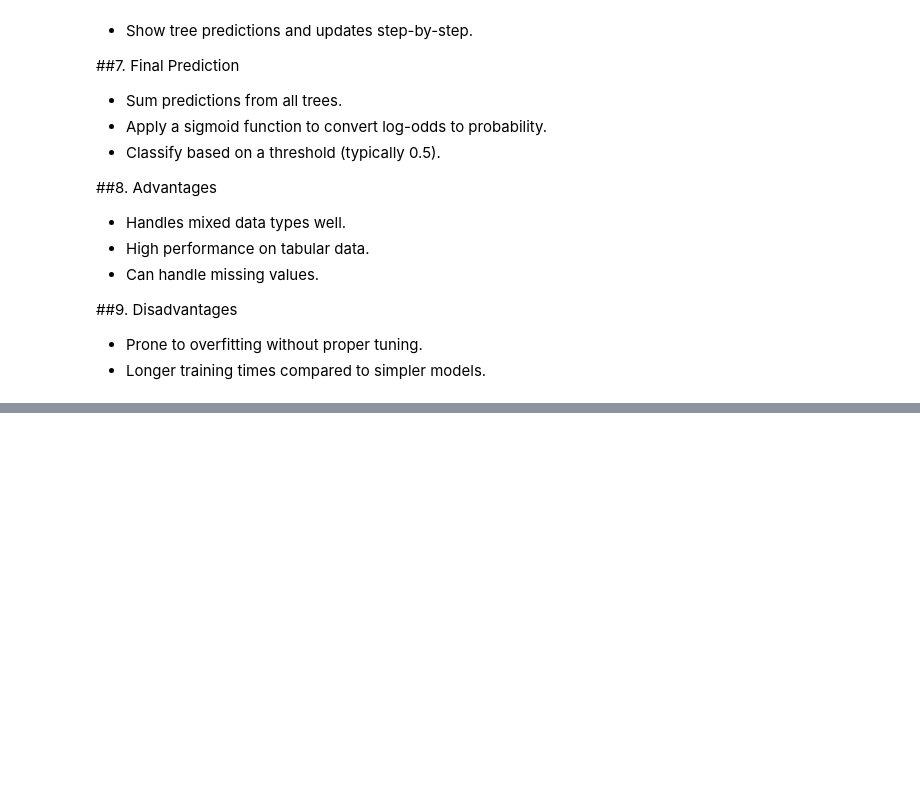
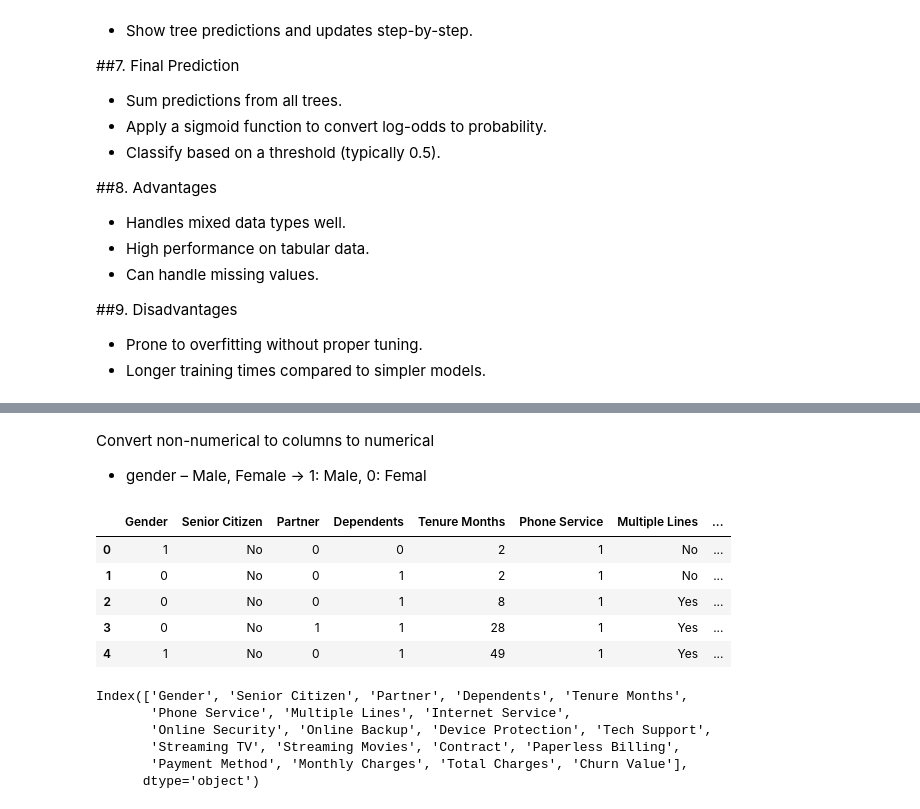
Before and after one commit to adnanagbaria/MLcourse, a Jupyter notebook: Lec8_boosingAlgorithms.ipynb, the cells around one changed output, grey strips where cells are left out. Cells and saved outputs as stored; diff of their text form; code cells hidden in the pictures; blank space fills up the shorter version.

```diff
--- a/Lec8_boosingAlgorithms.ipynb
+++ b/Lec8_boosingAlgorithms.ipynb
@@ -141,0 +224,25 @@ With learning rate $\phi = 1.0$, $F_1(x) = F_0(x) + \phi h_1(x)$
+# %% [markdown]
+Convert non-numerical to columns to numerical
+* gender – Male, Female -> 1: Male, 0: Femal
+# %%
+# Binary encoding
+binary_cols = ['Gender', 'Partner', 'Dependents', 'Phone Service',
+               'Paperless Billing', 'Churn Value']
+df[binary_cols] = df[binary_cols].replace({'Yes': 1, 'No': 0, 'Male': 1, 'Female': 0})
+df.head()
+# %% [output]
+|  | Gender | Senior Citizen | Partner | Dependents | Tenure Months | Phone Service | Multiple Lines | ... |
+| 0 | 1 | No | 0 | 0 | 2 | 1 | No | ... |
+| 1 | 0 | No | 0 | 1 | 2 | 1 | No | ... |
+| 2 | 0 | No | 0 | 1 | 8 | 1 | Yes | ... |
+| 3 | 0 | No | 1 | 1 | 28 | 1 | Yes | ... |
+| 4 | 1 | No | 0 | 1 | 49 | 1 | Yes | ... |
+# %%
+df.columns
+# %% [output]
+Index(['Gender', 'Senior Citizen', 'Partner', 'Dependents', 'Tenure Months',
+       'Phone Service', 'Multiple Lines', 'Internet Service',
+       'Online Security', 'Online Backup', 'Device Protection', 'Tech Support',
+       'Streaming TV', 'Streaming Movies', 'Contract', 'Paperless Billing',
+       'Payment Method', 'Monthly Charges', 'Total Charges', 'Churn Value'],
+      dtype='object')
```
Also changed, not shown: parts of 13 cells of this notebook.
